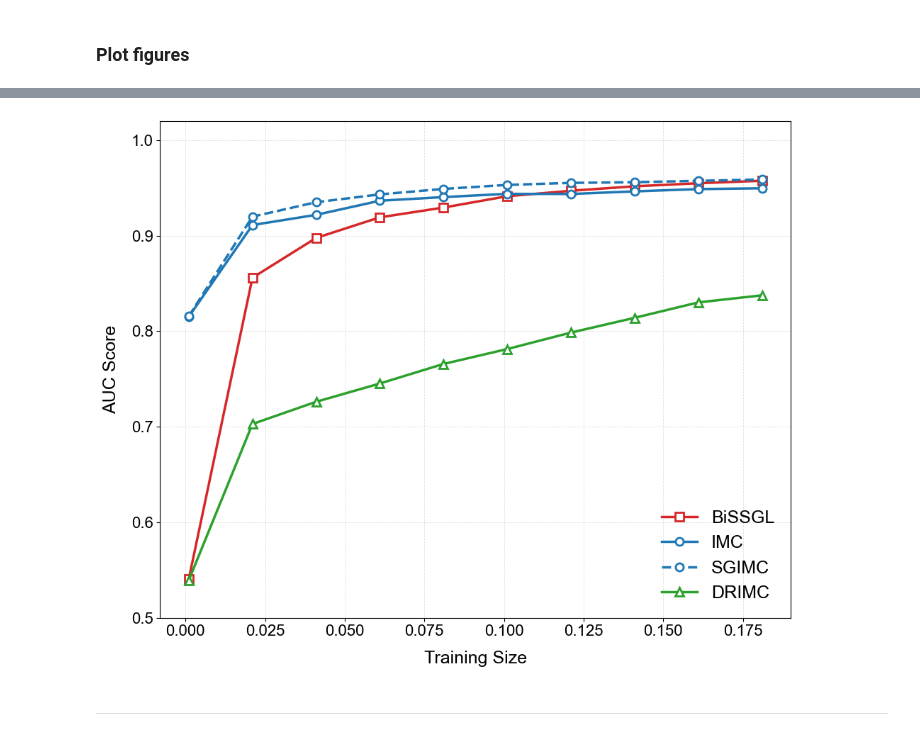
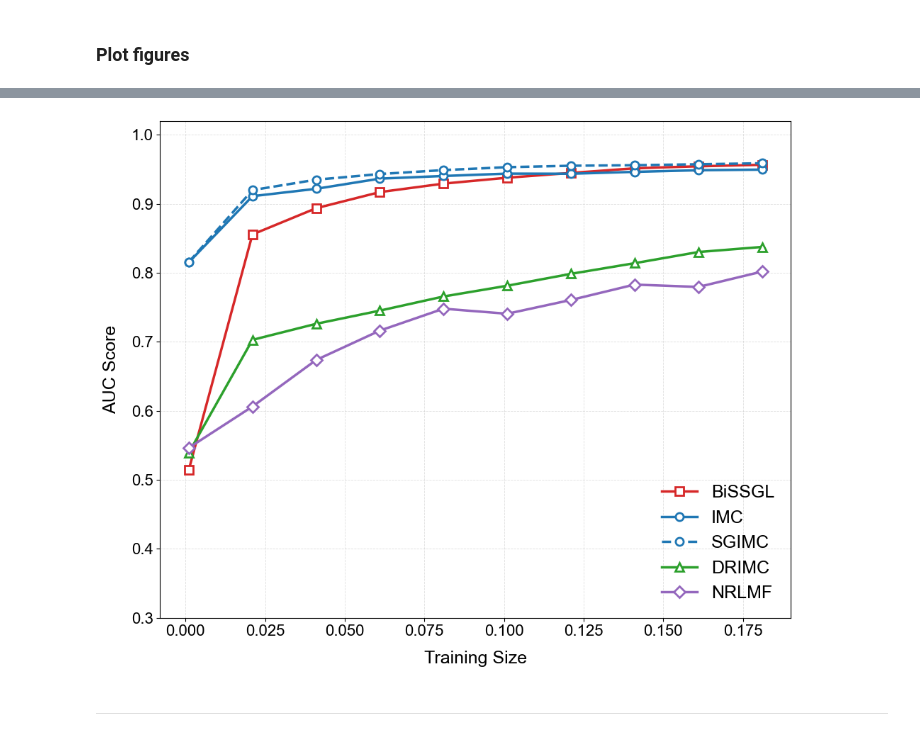
Before and after one commit to Sijianf/BVSIMC, a Jupyter notebook: scripts/realAnalysis/tuberculosis/cv_visualization.ipynb, the cells around one changed output, grey strips where cells are left out. Saved outputs shown, nothing was run; the diff lists cells and outputs as text; code cells hidden in the pictures.

Commit message:
Added NRLMF implementation

```diff
--- a/scripts/realAnalysis/tuberculosis/cv_visualization.ipynb
+++ b/scripts/realAnalysis/tuberculosis/cv_visualization.ipynb
@@ -88,7 +88,7 @@ def get_test_results(results, param="train_size", hyp_param="C_group"):
 
     for ids in id_groups:
         val_res = [id_result[_id] for _id in ids]
-        avg_res = np.max(val_res, axis=0)
+        avg_res = np.median(val_res, axis=0)
         results_avg.append(avg_res)
 
     results_avg = np.array(results_avg)
@@ -338,0 +290,8 @@ array([[0.001     , 0.021     , 0.041     , 0.061     , 0.081     ,
+# %%
+filename_results = []
+filename_results.append(os.path.join(PATH_OUTPUT, "20260112_223200results_drimc.gz"))
+
+# for fn in os.listdir(PATH_ARCHIVE):
+#     filename_results.append(os.path.join(PATH_ARCHIVE, fn))
+
+filename_results
@@ -338,0 +339,8 @@ array([[0.001     , 0.021     , 0.041     , 0.061     , 0.081     ,
+# %%
+filename_results = []
+filename_results.append(os.path.join(PATH_OUTPUT, "results_nrlmf.gz"))
+
+# for fn in os.listdir(PATH_ARCHIVE):
+#     filename_results.append(os.path.join(PATH_ARCHIVE, fn))
+
+filename_results
@@ -338,0 +373,6 @@ array([[0.001     , 0.021     , 0.041     , 0.061     , 0.081     ,
+# %%
+results_final = []
+for result in results:
+    results_final.append(get_test_results(result, param="train_size", hyp_param="c"))
+results_final = np.array(results_final)
+results_nrlmf = np.mean(results_final, axis=0)
@@ -464,52 +459,53 @@ plt.plot(
     **METHOD_STYLE["DRIMC"],
 )
 
-# plt.plot(
-#     results_nrlmf[0], results_nrlmf[1],
-#     label="NRLMF",
-#     linewidth=2.5,
-#     markersize=8,
-#     markerfacecolor="white",
-#     markeredgewidth=2,
-#     **METHOD_STYLE["NRLMF"],
-# )
+plt.plot(
+    results_nrlmf[0],
+    results_nrlmf[1],
+    label="NRLMF",
+    linewidth=2.5,
+    markersize=8,
+    markerfacecolor="white",
+    markeredgewidth=2,
+    **METHOD_STYLE["NRLMF"],
+)
 
 # Axis limits and labels
-plt.ylim(0.5, 1.02)
+plt.ylim(0.3, 1.02)
 plt.xlabel("Training Size", fontsize=18, labelpad=12)
 plt.ylabel("AUC Score", fontsize=18, labelpad=12)
 
 # Ticks
 plt.xticks(fontsize=16)
 plt.yticks(fontsize=16)
 
 # Light grid (optional but modern)
 plt.grid(
     True,
     which="major",
     linestyle="--",
     linewidth=0.6,
     alpha=0.4,
 )
 
 # Legend
 plt.legend(
     fontsize=18,
     loc="lower right",
     frameon=False,
 )
 
 plt.tight_layout()
 # plt.show()
 plt.savefig(
     os.path.join(PATH_FIGURE, "roc_auc_comparison.pdf"),
     format="pdf",
     bbox_inches="tight",
 )
 plt.show()
 plt.close()
 # %% [output]
-[figure, old version]
+[figure, new version]
 # %% [markdown]
 ---
 # %% [markdown]
```
Also changed, not shown: parts of 29 cells of this notebook, 12 other files.
